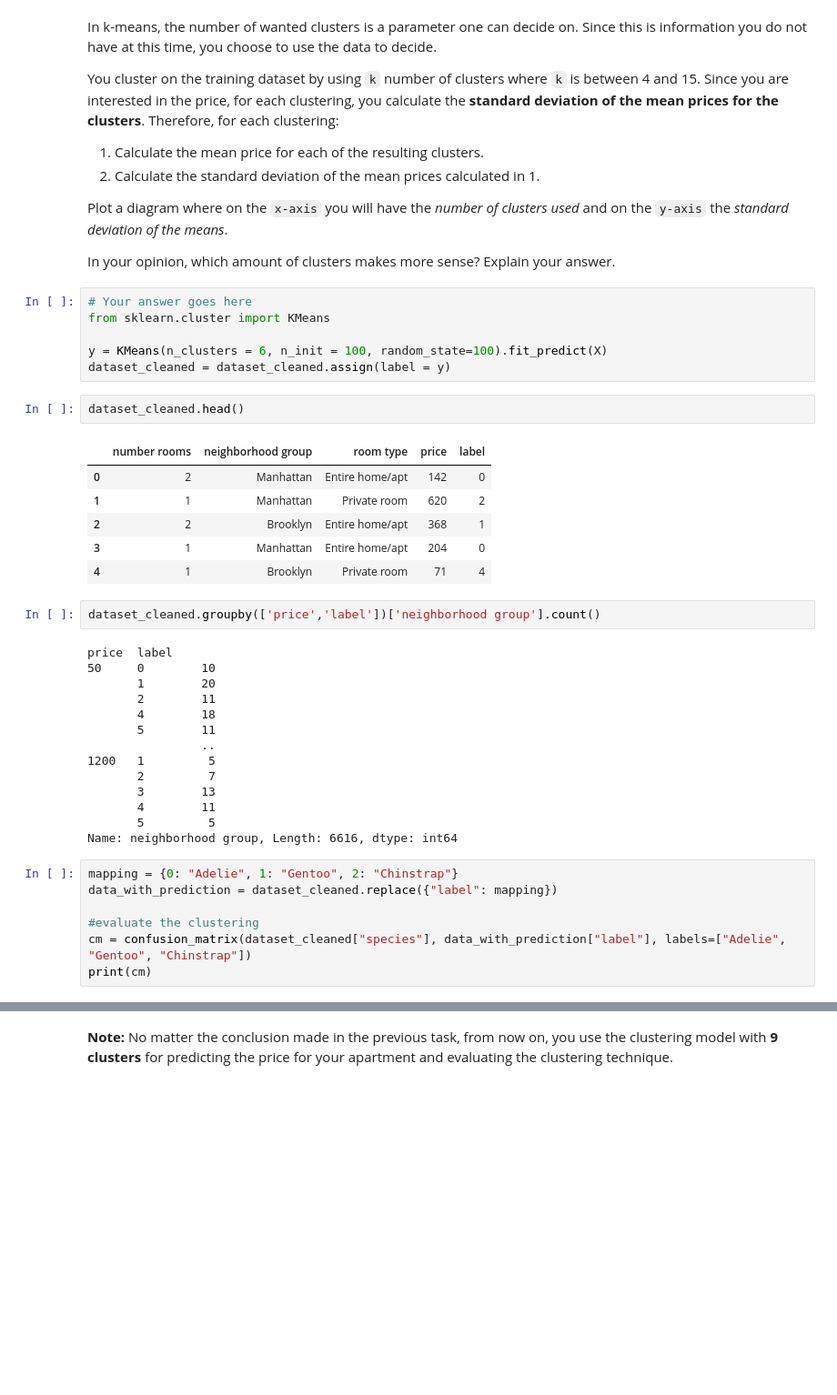
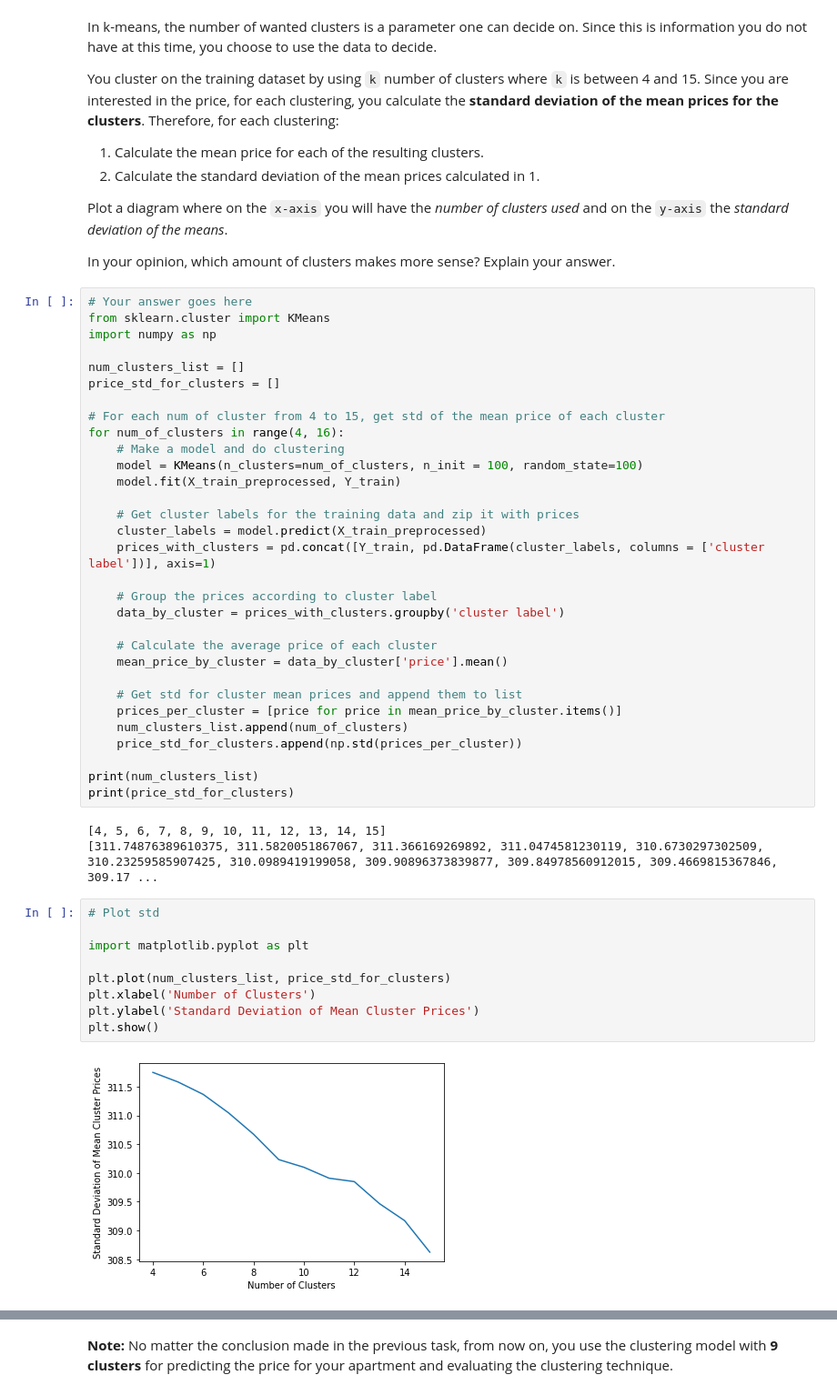
Before and after one commit to hjkim1171/IDS, a Jupyter notebook: Assignment1/Sourav/assignment_1_sourav.ipynb, the cells around one changed output, grey strips where cells are left out. Shown at 91% size. Cells and saved outputs as stored; diff of their text form; blank space fills up the shorter version.

Commit message:
Question 2 - CLustering

```diff
--- a/Assignment1/Sourav/assignment_1_sourav.ipynb
+++ b/Assignment1/Sourav/assignment_1_sourav.ipynb
@@ -746,40 +755,47 @@ In your opinion, which amount of clusters makes more sense? Explain your answer.
 # %%
 # Your answer goes here
 from sklearn.cluster import KMeans
+import numpy as np
 
-y = KMeans(n_clusters = 6, n_init = 100, random_state=100).fit_predict(X)
-dataset_cleaned = dataset_cleaned.assign(label = y)
+num_clusters_list = []
+price_std_for_clusters = []
+
+# For each num of cluster from 4 to 15, get std of the mean price of each cluster
+for num_of_clusters in range(4, 16):
+    # Make a model and do clustering
+    model = KMeans(n_clusters=num_of_clusters, n_init = 100, random_state=100)
+    model.fit(X_train_preprocessed, Y_train)
+
+    # Get cluster labels for the training data and zip it with prices
+    cluster_labels = model.predict(X_train_preprocessed)
+    prices_with_clusters = pd.concat([Y_train, pd.DataFrame(cluster_labels, columns = ['cluster label'])], axis=1)
+
+    # Group the prices according to cluster label
+    data_by_cluster = prices_with_clusters.groupby('cluster label')
+
+    # Calculate the average price of each cluster
+    mean_price_by_cluster = data_by_cluster['price'].mean()
+
+    # Get std for cluster mean prices and append them to list
+    prices_per_cluster = [price for price in mean_price_by_cluster.items()]
+    num_clusters_list.append(num_of_clusters)
+    price_std_for_clusters.append(np.std(prices_per_cluster))
+
+print(num_clusters_list)
+print(price_std_for_clusters)
+# %% [output]
+[4, 5, 6, 7, 8, 9, 10, 11, 12, 13, 14, 15]
+[311.74876389610375, 311.5820051867067, 311.366169269892, 311.0474581230119, 310.6730297302509, 310.23259585907425, 310.0989419199058, 309.90896373839877, 309.84978560912015, 309.4669815367846, 309.17 ...
-# %%
-dataset_cleaned.head()
-# %% [output]
-|  | number rooms | neighborhood group | room type | price | label |
-| 0 | 2 | Manhattan | Entire home/apt | 142 | 0 |
-| 1 | 1 | Manhattan | Private room | 620 | 2 |
-| 2 | 2 | Brooklyn | Entire home/apt | 368 | 1 |
-| 3 | 1 | Manhattan | Entire home/apt | 204 | 0 |
-| 4 | 1 | Brooklyn | Private room | 71 | 4 |
-# %%
-dataset_cleaned.groupby(['price','label'])['neighborhood group'].count()
-# %% [output]
-price  label
-50     0        10
-       1        20
-       2        11
-       4        18
-       5        11
-                ..
-1200   1         5
-       2         7
-       3        13
-       4        11
-       5         5
-Name: neighborhood group, Length: 6616, dtype: int64
-# %%
-mapping = {0: "Adelie", 1: "Gentoo", 2: "Chinstrap"}
-data_with_prediction = dataset_cleaned.replace({"label": mapping})
-
-#evaluate the clustering
-cm = confusion_matrix(dataset_cleaned["species"], data_with_prediction["label"], labels=["Adelie", "Gentoo", "Chinstrap"])
-print(cm)
+# %%
+# Plot std
+
+import matplotlib.pyplot as plt
+
+plt.plot(num_clusters_list, price_std_for_clusters)
+plt.xlabel('Number of Clusters')
+plt.ylabel('Standard Deviation of Mean Cluster Prices')
+plt.show()
+# %% [output]
+[figure, added]
 # %% [markdown]
 _Answer:_
```
Also changed, not shown: parts of 16 cells of this notebook.
